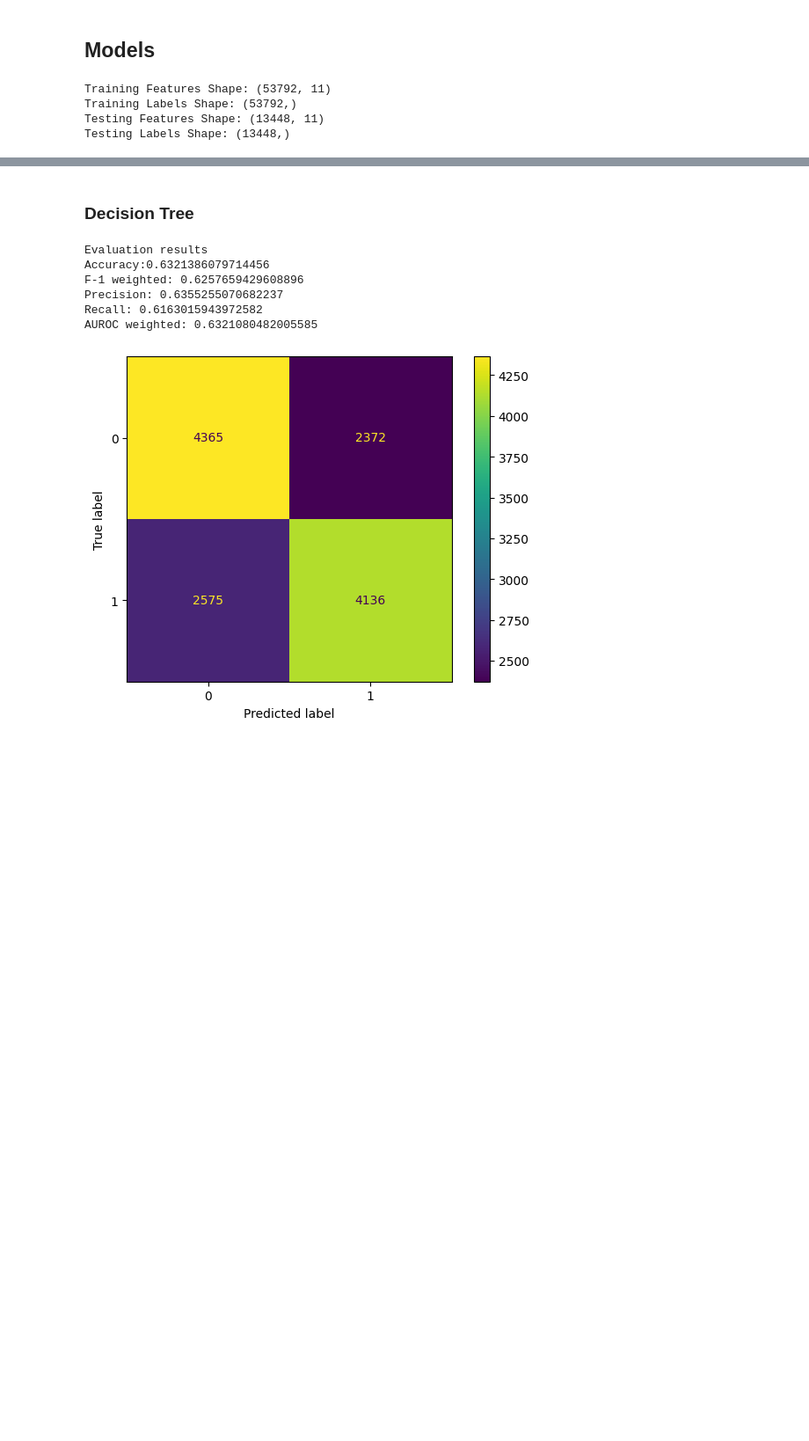
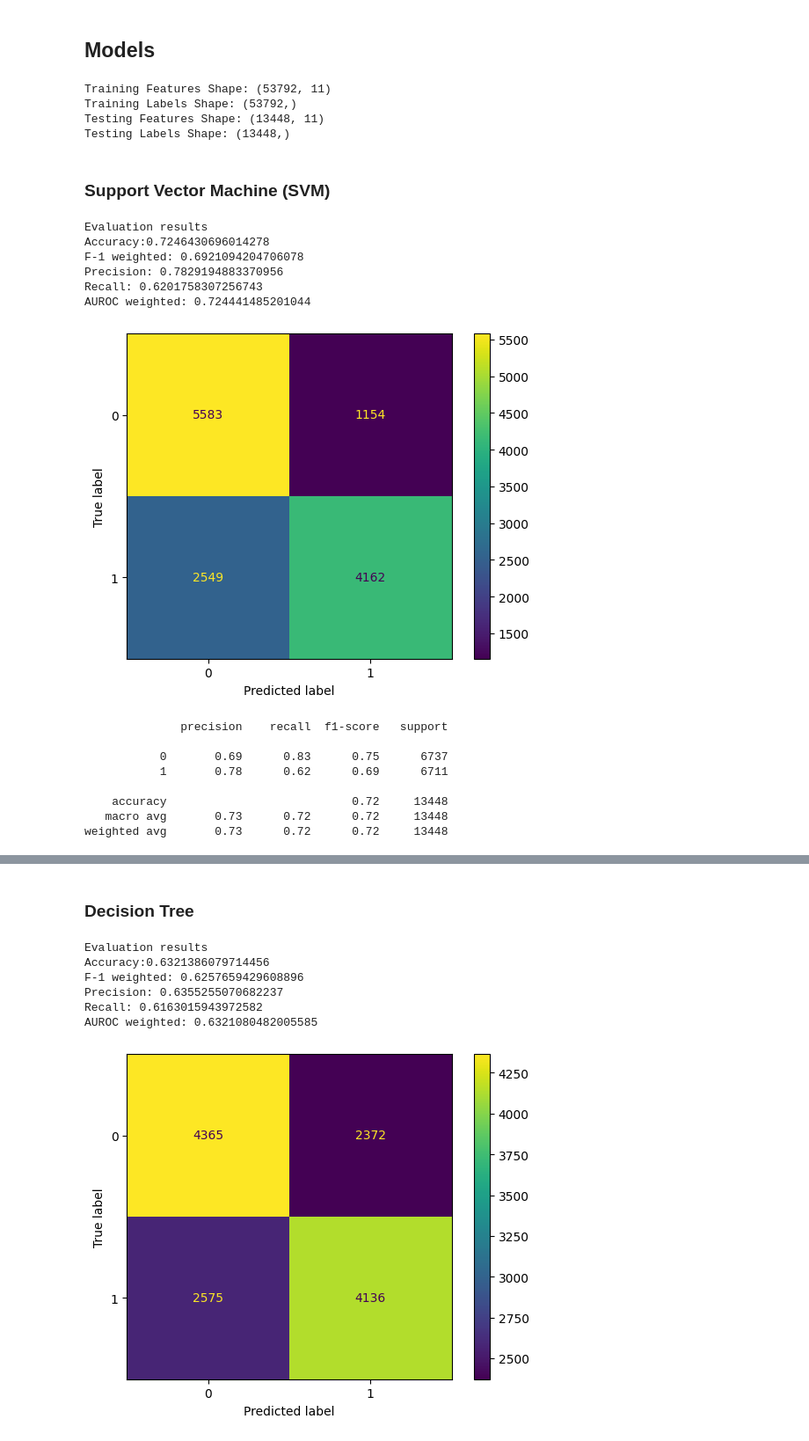
Before and after one commit to ethan-gr/Prj_DataSci, a Jupyter notebook: src/models_exploration.ipynb, the cells around one changed output, grey strips where cells are left out. Shown at 88% size. Cells and saved outputs as stored; diff of their text form; code cells hidden in the pictures; blank space fills up the shorter version.

Commit message:
models_exploration update

```diff
--- a/src/models_exploration.ipynb
+++ b/src/models_exploration.ipynb
@@ -99,0 +113,9 @@ array([0.58803102, 0.23536571])
+# %%
+# Choose cluster number
+k = 2
+kmeans = KMeans(n_clusters=k, random_state=42)
+kmeans.fit(train_data)
+
+pred_labels = kmeans.labels_
+print(cardio_disease.values)
+print(pred_labels)
@@ -100,8 +144,12 @@ array([0.58803102, 0.23536571])
 # %% [markdown]
 ## Models
 # %%
+# Scale data
+scaler = MinMaxScaler()
+scaled_data = scaler.fit_transform(train_data.values)
+
 # Split the data into training and testing sets
-train_features, test_features, train_labels, test_labels = train_test_split(data, cardio_disease, test_size = 0.2, random_state = 42)
+train_features, test_features, train_labels, test_labels = train_test_split(scaled_data, cardio_disease.values, test_size = 0.2, random_state = 42)
 print('Training Features Shape:', train_features.shape)
 print('Training Labels Shape:', train_labels.shape)
 print('Testing Features Shape:', test_features.shape)
@@ -116,11 +164,11 @@ Testing Labels Shape: (13448,)
 def model_evaluation(test_labels, model_preds):
     # Evaluación
     print("Evaluation results")
-    print(f"Accuracy:{accuracy_score(test_labels, model_preds)}")
-    print(f"F-1 weighted: {f1_score(test_labels, model_preds)}")
-    print(f"Precision: {precision_score(test_labels, model_preds)}")
-    print(f"Recall: {recall_score(test_labels, model_preds)}")
-    print(f"AUROC weighted: {roc_auc_score(test_labels, model_preds, average='weighted')}")
+    print(f"Accuracy:{metrics.accuracy_score(test_labels, model_preds)}")
+    print(f"F-1 weighted: {metrics.f1_score(test_labels, model_preds)}")
+    print(f"Precision: {metrics.precision_score(test_labels, model_preds)}")
+    print(f"Recall: {metrics.recall_score(test_labels, model_preds)}")
+    print(f"AUROC weighted: {metrics.roc_auc_score(test_labels, model_preds, average='weighted')}")
 
     # Confusion matrix
     svm_confusion_matrix=confusion_matrix(test_labels, model_preds)
@@ -129,11 +177,11 @@ def model_evaluation(test_labels, model_preds):
     plt.show()
 
     # Classification report
-    print(classification_report(test_labels, model_preds))
+    print(metrics.classification_report(test_labels, model_preds))
 
     # Plot ROC curve
-    false_positive_rate, true_positive_rate, thresholds = roc_curve(test_labels, model_preds)
-    auc_roc = roc_auc_score(test_labels, model_preds, average='weighted')
+    false_positive_rate, true_positive_rate, thresholds = metrics.roc_curve(test_labels, model_preds)
+    auc_roc = metrics.roc_auc_score(test_labels, model_preds, average='weighted')
     plt.figure(figsize=(8,8))
     plt.title('Receiver Operating Characteristic')
     plt.plot(false_positive_rate,true_positive_rate, color='red',label = 'AUC = %0.2f' % auc_roc)
@@ -142,3 +190,31 @@ def model_evaluation(test_labels, model_preds):
     plt.axis('tight')
     plt.ylabel('True Positive Rate')
     plt.xlabel('False Positive Rate')
+# %% [markdown]
+### Support Vector Machine (SVM)
+# %%
+# Fit model
+svm = SVC(kernel="linear", C=1.0, random_state=42)
+svm.fit(train_features, train_labels)
+
+# Predict
+svm_pred = svm.predict(test_features)
+
+# Evaluation
+model_evaluation(test_labels, svm_pred)
+# %% [output]
+Evaluation results
+Accuracy:0.7246430696014278
+F-1 weighted: 0.6921094204706078
+Precision: 0.7829194883370956
+Recall: 0.6201758307256743
+AUROC weighted: 0.724441485201044
+[figure, added]
+              precision    recall  f1-score   support
+
+           0       0.69      0.83      0.75      6737
+           1       0.78      0.62      0.69      6711
+
+    accuracy                           0.72     13448
+   macro avg       0.73      0.72      0.72     13448
+weighted avg       0.73      0.72      0.72     13448
```
Also changed, not shown: parts of 16 cells of this notebook.
